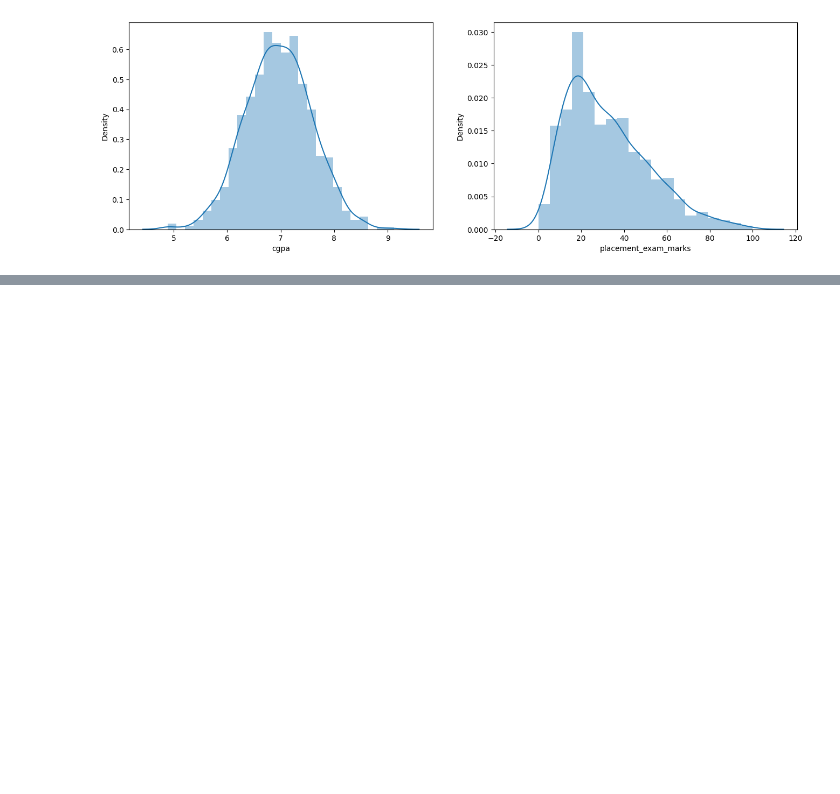
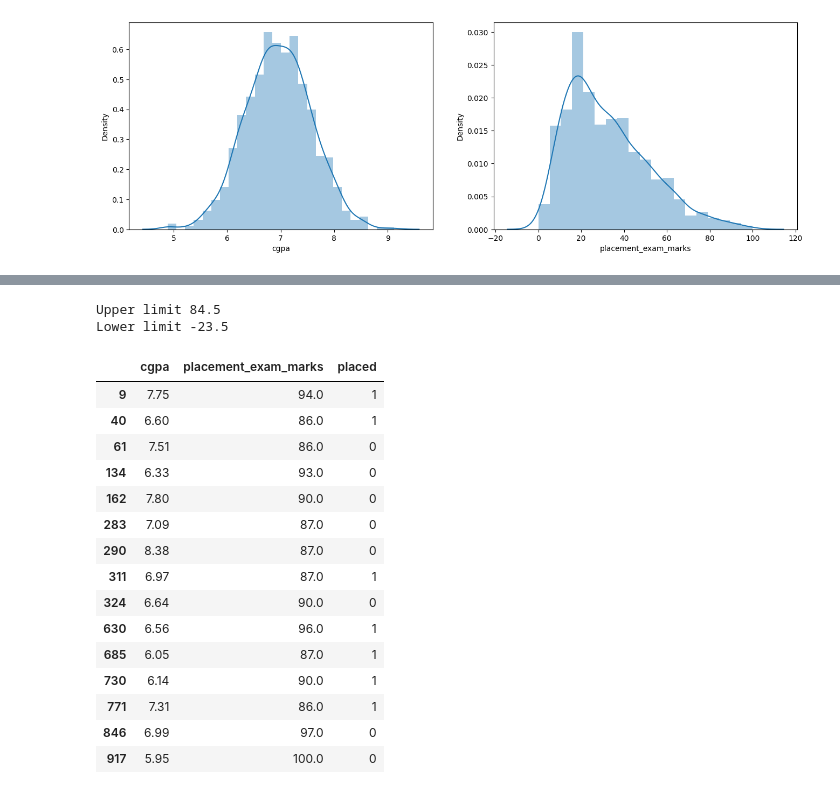
Before and after one commit to Mohotasir/my_ML_Journey, a Jupyter notebook: 100days_ML/Feature_Engineering/Outlier_handling/IQR_method.ipynb, the cells around one changed output, grey strips where cells are left out. Saved outputs shown, nothing was run; the diff lists cells and outputs as text; code cells hidden in the pictures; blank space fills up the shorter version.

```diff
--- a/100days_ML/Feature_Engineering/Outlier_handling/IQR_method.ipynb
+++ b/100days_ML/Feature_Engineering/Outlier_handling/IQR_method.ipynb
@@ -47,0 +82,26 @@ https://gist.github.com/mwaskom/de44147ed2974457ad6372750bbe5751
+# %%
+
+print("Upper limit",upper_limit)
+print("Lower limit",lower_limit)
+# %% [output]
+Upper limit 84.5
+Lower limit -23.5
+# %%
+df[df['placement_exam_marks'] > upper_limit]
+# %% [output]
+|  | cgpa | placement_exam_marks | placed |
+| 9 | 7.75 | 94.0 | 1 |
+| 40 | 6.60 | 86.0 | 1 |
+| 61 | 7.51 | 86.0 | 0 |
+| 134 | 6.33 | 93.0 | 0 |
+| 162 | 7.80 | 90.0 | 0 |
+| 283 | 7.09 | 87.0 | 0 |
+| 290 | 8.38 | 87.0 | 0 |
+| 311 | 6.97 | 87.0 | 1 |
+| 324 | 6.64 | 90.0 | 0 |
+| 630 | 6.56 | 96.0 | 1 |
+| 685 | 6.05 | 87.0 | 1 |
+| 730 | 6.14 | 90.0 | 1 |
+| 771 | 7.31 | 86.0 | 1 |
+| 846 | 6.99 | 97.0 | 0 |
+| 917 | 5.95 | 100.0 | 0 |
```
Also changed, not shown: parts of 12 cells of this notebook.
